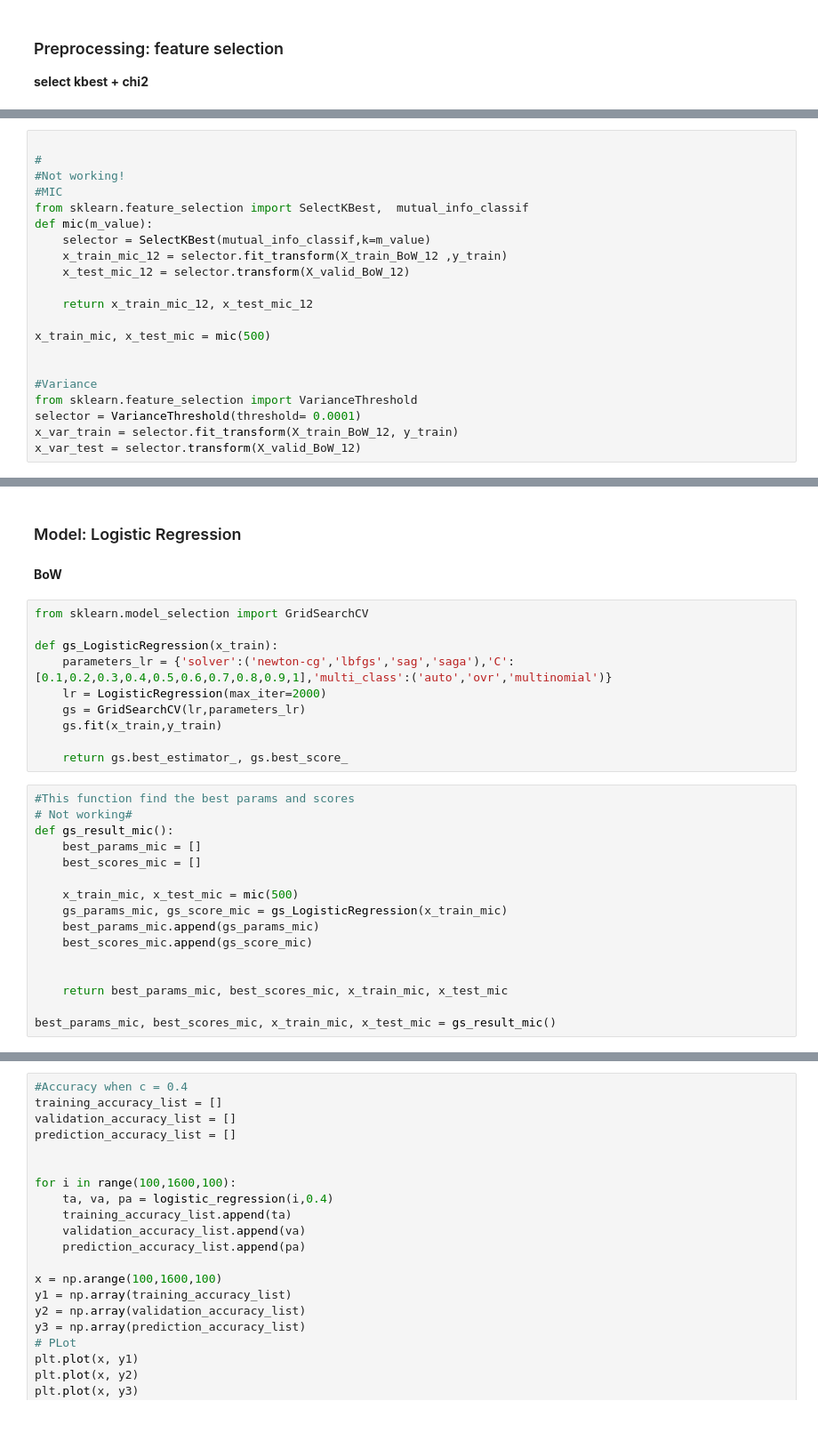
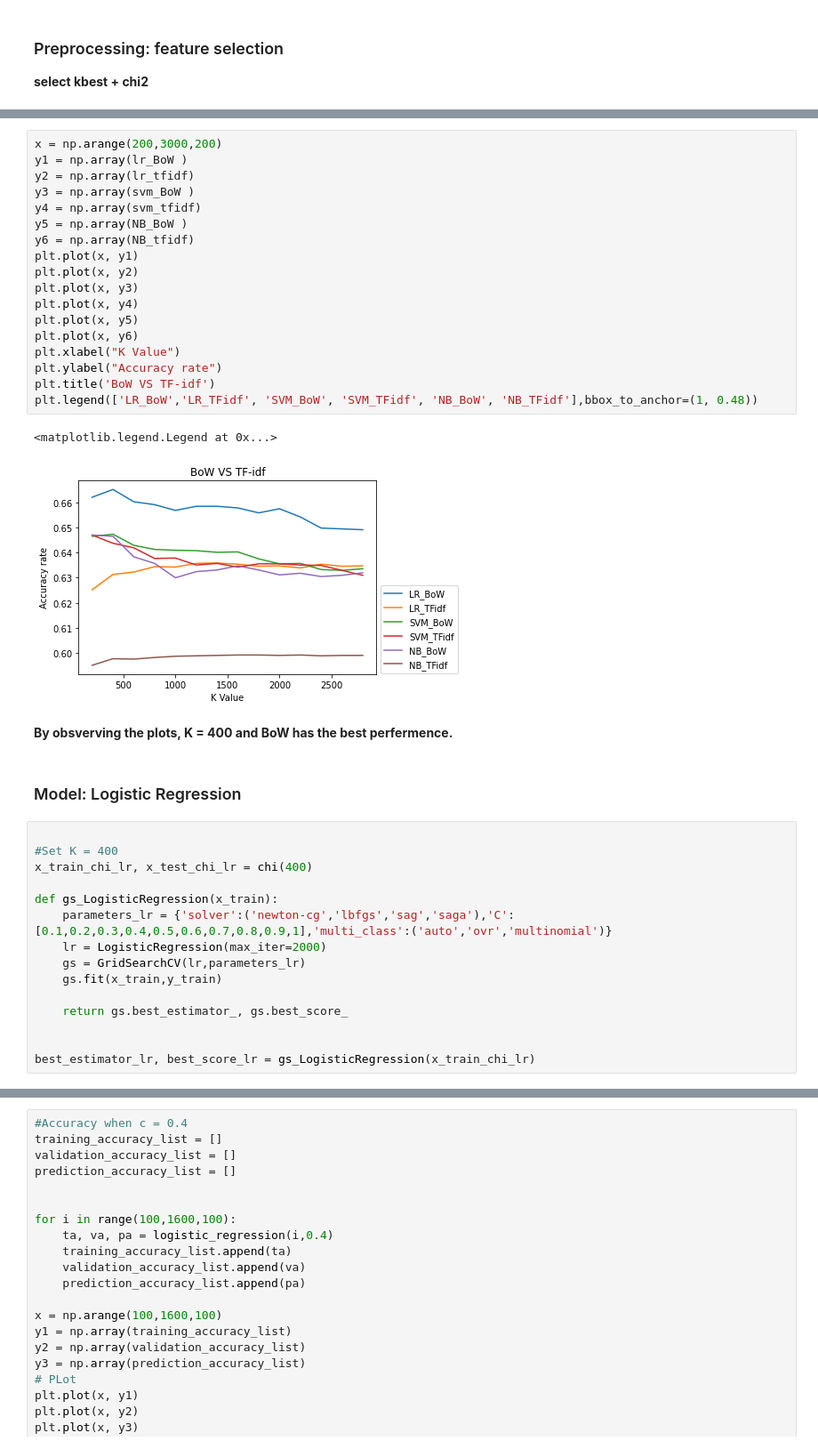
Before and after one commit to RicardoXXXXXX/Tweet-s-sentiment-prediction, a Jupyter notebook: COMP30027-Assignment2 (new).ipynb, the cells around one changed output, grey strips where cells are left out. Shown at 89% size. Saved outputs shown, nothing was run; the diff lists cells and outputs as text; blank space fills up the shorter version.

Commit message:
Finish LR model

```diff
--- a/COMP30027-Assignment2 (new).ipynb
+++ b/COMP30027-Assignment2 (new).ipynb
@@ -231,21 +186,0 @@ def chi(k_value):
-# %%
-
-#
-#Not working!
-#MIC
-from sklearn.feature_selection import SelectKBest,  mutual_info_classif
-def mic(m_value):
-    selector = SelectKBest(mutual_info_classif,k=m_value)
-    x_train_mic_12 = selector.fit_transform(X_train_BoW_12 ,y_train)
-    x_test_mic_12 = selector.transform(X_valid_BoW_12)
-
-    return x_train_mic_12, x_test_mic_12
-
-x_train_mic, x_test_mic = mic(500)
-
-
-#Variance
-from sklearn.feature_selection import VarianceThreshold
-selector = VarianceThreshold(threshold= 0.0001)
-x_var_train = selector.fit_transform(X_train_BoW_12, y_train)
-x_var_test = selector.transform(X_valid_BoW_12)
@@ -252,9 +235,32 @@ x_var_test = selector.transform(X_valid_BoW_12)
+# %%
+x = np.arange(200,3000,200)
+y1 = np.array(lr_BoW )
+y2 = np.array(lr_tfidf)
+y3 = np.array(svm_BoW )
+y4 = np.array(svm_tfidf)
+y5 = np.array(NB_BoW )
+y6 = np.array(NB_tfidf)
+plt.plot(x, y1)
+plt.plot(x, y2)
+plt.plot(x, y3)
+plt.plot(x, y4)
+plt.plot(x, y5)
+plt.plot(x, y6)
+plt.xlabel("K Value")
+plt.ylabel("Accuracy rate")
+plt.title('BoW VS TF-idf')
+plt.legend(['LR_BoW','LR_TFidf', 'SVM_BoW', 'SVM_TFidf', 'NB_BoW', 'NB_TFidf'],bbox_to_anchor=(1, 0.48))
+# %% [output]
+<matplotlib.legend.Legend at 0x...>
+[figure, added]
+# %% [markdown]
+**By obsverving the plots, K = 400 and BoW has the best perfermence.**
 # %% [markdown]
 ### Model: Logistic Regression
-# %% [markdown]
-**BoW**
 # %%
-from sklearn.model_selection import GridSearchCV
+
+#Set K = 400
+x_train_chi_lr, x_test_chi_lr = chi(400)
 
 def gs_LogisticRegression(x_train):
     parameters_lr = {'solver':('newton-cg','lbfgs','sag','saga'),'C':[0.1,0.2,0.3,0.4,0.5,0.6,0.7,0.8,0.9,1],'multi_class':('auto','ovr','multinomial')}
@@ -263,19 +269,6 @@ def gs_LogisticRegression(x_train):
     gs.fit(x_train,y_train)
 
     return gs.best_estimator_, gs.best_score_
+
+
+best_estimator_lr, best_score_lr = gs_LogisticRegression(x_train_chi_lr)
-# %%
-#This function find the best params and scores
-# Not working#
-def gs_result_mic():
-    best_params_mic = []
-    best_scores_mic = []
-
-    x_train_mic, x_test_mic = mic(500)
-    gs_params_mic, gs_score_mic = gs_LogisticRegression(x_train_mic)
-    best_params_mic.append(gs_params_mic)
-    best_scores_mic.append(gs_score_mic)
-
-
-    return best_params_mic, best_scores_mic, x_train_mic, x_test_mic
-
-best_params_mic, best_scores_mic, x_train_mic, x_test_mic = gs_result_mic()
```
Also changed, not shown: parts of 36 cells of this notebook.
